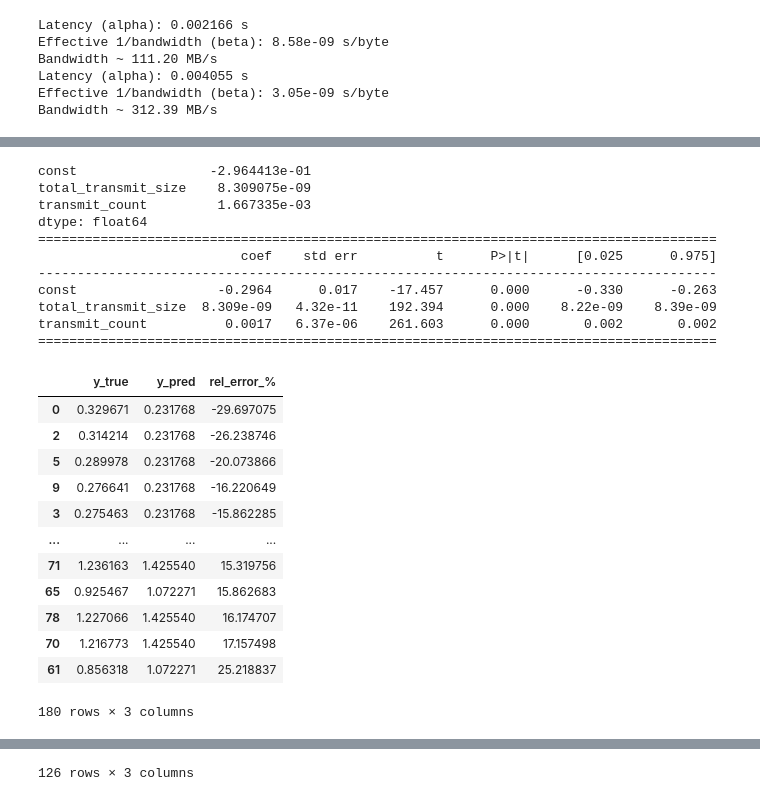
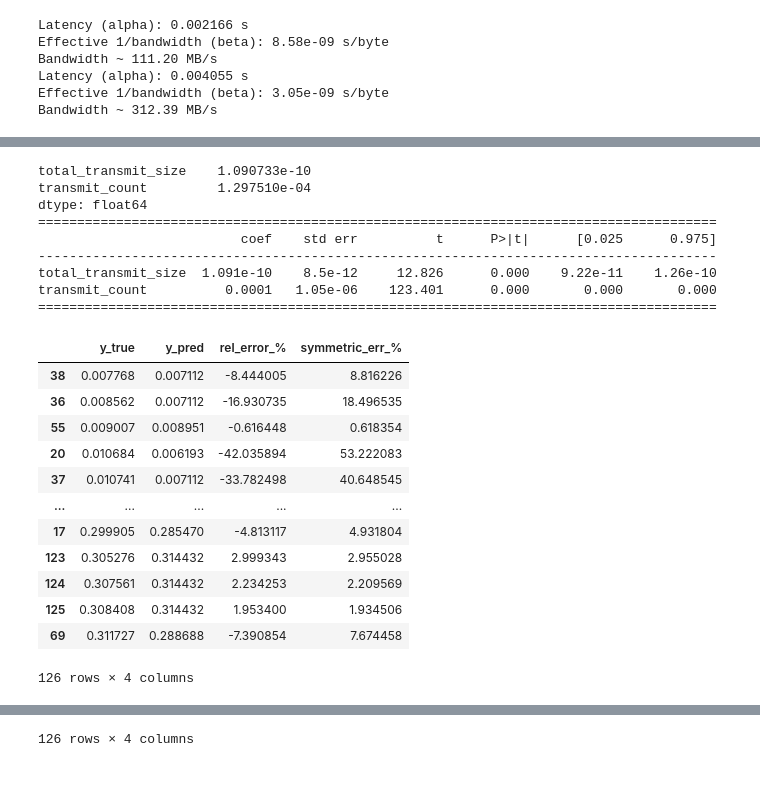
Before and after one commit to Dogacel/Uniference, a Jupyter notebook: notebooks/network_viz.ipynb, the cells around one changed output, grey strips where cells are left out. Cells and saved outputs as stored; diff of their text form; code cells hidden in the pictures.

```diff
--- a/notebooks/network_viz.ipynb
+++ b/notebooks/network_viz.ipynb
@@ -482,8 +482,7 @@ def fit_model(train_df: pd.DataFrame):
     # --- Fit OLS: duration ~ size + count ---
     X = train_df[[x_size, x_count]].copy()
     y = train_df[y_col].copy()
-    X_const = sm.add_constant(X, has_constant="add")
-    model = sm.OLS(y, X_const).fit()
+    model = sm.OLS(y, X).fit()
 
     print(model.params)
 
@@ -493,7 +492,7 @@ def fit_model(train_df: pd.DataFrame):
     count_lin = np.linspace(train_df[x_count].min(), train_df[x_count].max(), n_side)
     S, C = np.meshgrid(size_lin, count_lin)
 
-    grid_df = pd.DataFrame({"const": 1.0, x_size: S.ravel(), x_count: C.ravel()})
+    grid_df = pd.DataFrame({x_size: S.ravel(), x_count: C.ravel()})
 
     # Mean prediction
     mean_pred = model.get_prediction(grid_df).summary_frame(alpha=0.05)  # 95%
@@ -548,59 +547,58 @@ def fit_model(train_df: pd.DataFrame):
     print(model.summary().tables[1])
 
     # Predictions
-    y_pred = model.predict(X_const)  # X_const is your design matrix with constant
+    y_pred = model.predict(X)  # X is your design matrix without constant
     y_true = y
 
     # Compute relative % error
     rel_error = (y_pred - y_true) / y_true * 100
+    symmetric_err = 100 * (y_pred - y_true).abs() / ((y_pred.abs() + y_true.abs()) / 2)
 
     # Put into a table
-    error_df = pd.DataFrame({"y_true": y_true, "y_pred": y_pred, "rel_error_%": rel_error})
+    error_df = pd.DataFrame({"y_true": y_true, "y_pred": y_pred, "rel_error_%": rel_error, "symmetric_err_%": symmetric_err})
 
-    display(error_df.sort_values(by="rel_error_%"))
+    display(error_df.sort_values(by="y_true"))
+
+    print("R² =", r2_score(y_true, y_pred))
+    print("MAPE =", mean_absolute_percentage_error(y_true, y_pred))
+    smape = 100 * np.mean(
+        2 * np.abs(y_pred - y_true) / (np.abs(y_pred) + np.abs(y_true))
+    )
+    print(f"SMAPE = {smape:.2f}%")
 # %%
 import json
 
-with open('../results/rtp2_orin.json', 'r') as f:
-    orin_rtp_2_data = json.load(f)
+for i in [2, 4, 8]:
+    with open(f'../results/quest/tp_nccl_{i}.json', 'r') as f:
+        tp_data = json.load(f)
 
-with open('../results/rtp4_orin.json', 'r') as f:
-    orin_rtp_4_data = json.load(f)
+    df = pd.DataFrame(tp_data)
+    df = df[["total_transmit_duration", "total_transmit_size", "transmit_count"]]
+    df.loc[:, "total_transmit_size"] = df["total_transmit_size"] * (i - 1)
+    df.loc[:, "transmit_count"] = df["transmit_count"] * (i - 1)
 
-orin_rtp_2_df = pd.DataFrame(orin_rtp_2_data)
-orin_rtp_2_df = orin_rtp_2_df[["total_transmit_duration", "total_transmit_size", "transmit_count"]]
-orin_rtp_2_df.loc[:, "total_transmit_size"] = orin_rtp_2_df["total_transmit_size"] * 2
-orin_rtp_2_df.loc[:, "transmit_count"] = orin_rtp_2_df["transmit_count"] * 2
 
-orin_rtp_4_df = pd.DataFrame(orin_rtp_4_data)
-orin_rtp_4_df = orin_rtp_4_df[["total_transmit_duration", "total_transmit_size", "transmit_count"]]
-orin_rtp_4_df.loc[:, "total_transmit_size"] = orin_rtp_4_df["total_transmit_size"] * 4
-orin_rtp_4_df.loc[:, "transmit_count"] = orin_rtp_4_df["transmit_count"] * 4
-
-fit_model(orin_rtp_2_df)
-fit_model(orin_rtp_4_df)
+    fit_model(df)
 # %% [output]
-const                 -2.964413e-01
-total_transmit_size    8.309075e-09
-transmit_count         1.667335e-03
+total_transmit_size    1.090733e-10
+transmit_count         1.297510e-04
 dtype: float64
 =======================================================================================
                           coef    std err          t      P>|t|      [0.025      0.975]
 ---------------------------------------------------------------------------------------
-const                  -0.2964      0.017    -17.457      0.000      -0.330      -0.263
-total_transmit_size  8.309e-09   4.32e-11    192.394      0.000    8.22e-09    8.39e-09
-transmit_count          0.0017   6.37e-06    261.603      0.000       0.002       0.002
+total_transmit_size  1.091e-10    8.5e-12     12.826      0.000    9.22e-11    1.26e-10
+transmit_count          0.0001   1.05e-06    123.401      0.000       0.000       0.000
 =======================================================================================
-|  | y_true | y_pred | rel_error_% |
-| 0 | 0.329671 | 0.231768 | -29.697075 |
-| 2 | 0.314214 | 0.231768 | -26.238746 |
-| 5 | 0.289978 | 0.231768 | -20.073866 |
-| 9 | 0.276641 | 0.231768 | -16.220649 |
-| 3 | 0.275463 | 0.231768 | -15.862285 |
-| ... | ... | ... | ... |
-| 71 | 1.236163 | 1.425540 | 15.319756 |
-| 65 | 0.925467 | 1.072271 | 15.862683 |
-| 78 | 1.227066 | 1.425540 | 16.174707 |
-| 70 | 1.216773 | 1.425540 | 17.157498 |
-| 61 | 0.856318 | 1.072271 | 25.218837 |
+|  | y_true | y_pred | rel_error_% | symmetric_err_% |
+| 38 | 0.007768 | 0.007112 | -8.444005 | 8.816226 |
+| 36 | 0.008562 | 0.007112 | -16.930735 | 18.496535 |
+| 55 | 0.009007 | 0.008951 | -0.616448 | 0.618354 |
+| 20 | 0.010684 | 0.006193 | -42.035894 | 53.222083 |
+| 37 | 0.010741 | 0.007112 | -33.782498 | 40.648545 |
+| ... | ... | ... | ... | ... |
+| 17 | 0.299905 | 0.285470 | -4.813117 | 4.931804 |
+| 123 | 0.305276 | 0.314432 | 2.999343 | 2.955028 |
+| 124 | 0.307561 | 0.314432 | 2.234253 | 2.209569 |
+| 125 | 0.308408 | 0.314432 | 1.953400 | 1.934506 |
+| 69 | 0.311727 | 0.288688 | -7.390854 | 7.674458 |
-180 rows × 3 columns
+126 rows × 4 columns
@@ -630 +629 @@ transmit_count          0.0006   2.03e-06    272.927      0.000       0.001
-126 rows × 3 columns
+126 rows × 4 columns
```
Also changed, not shown: parts of 3 cells of this notebook, 9 other files.
